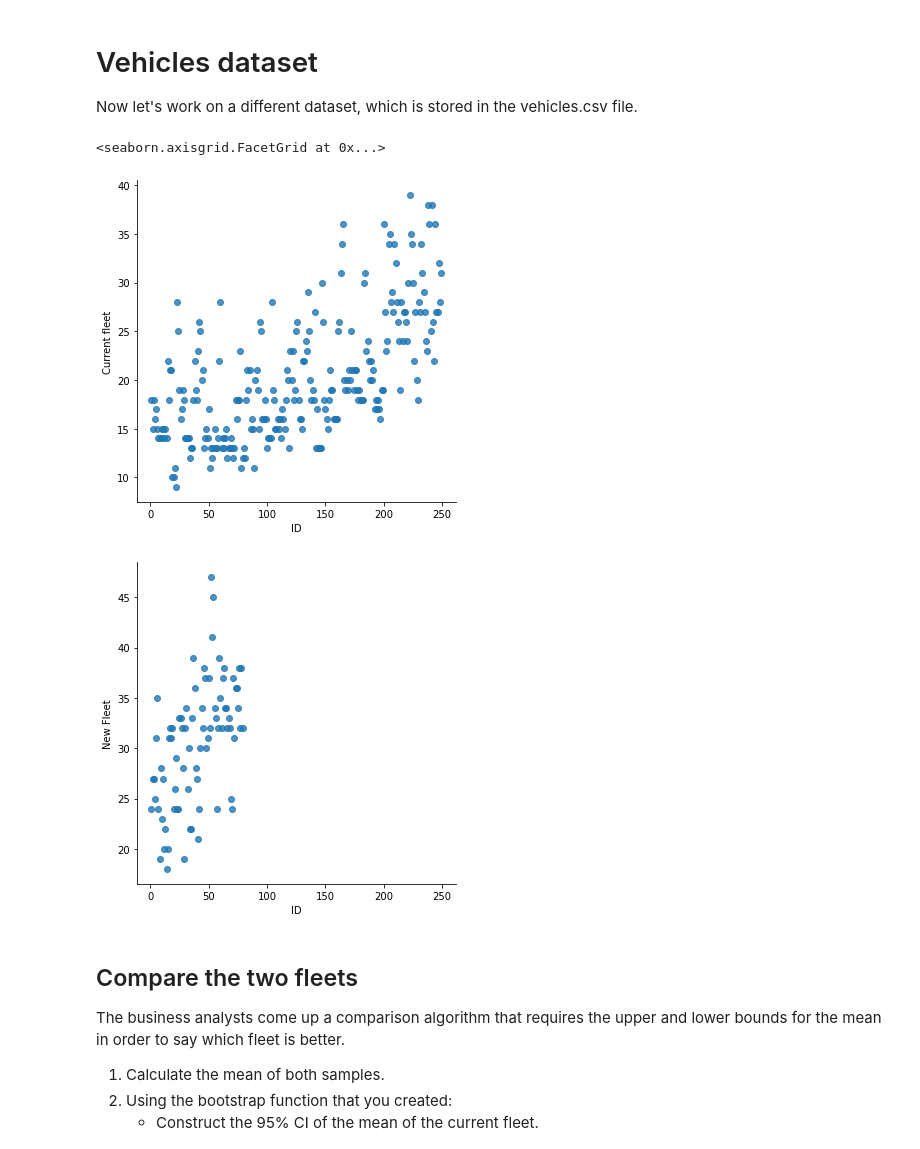
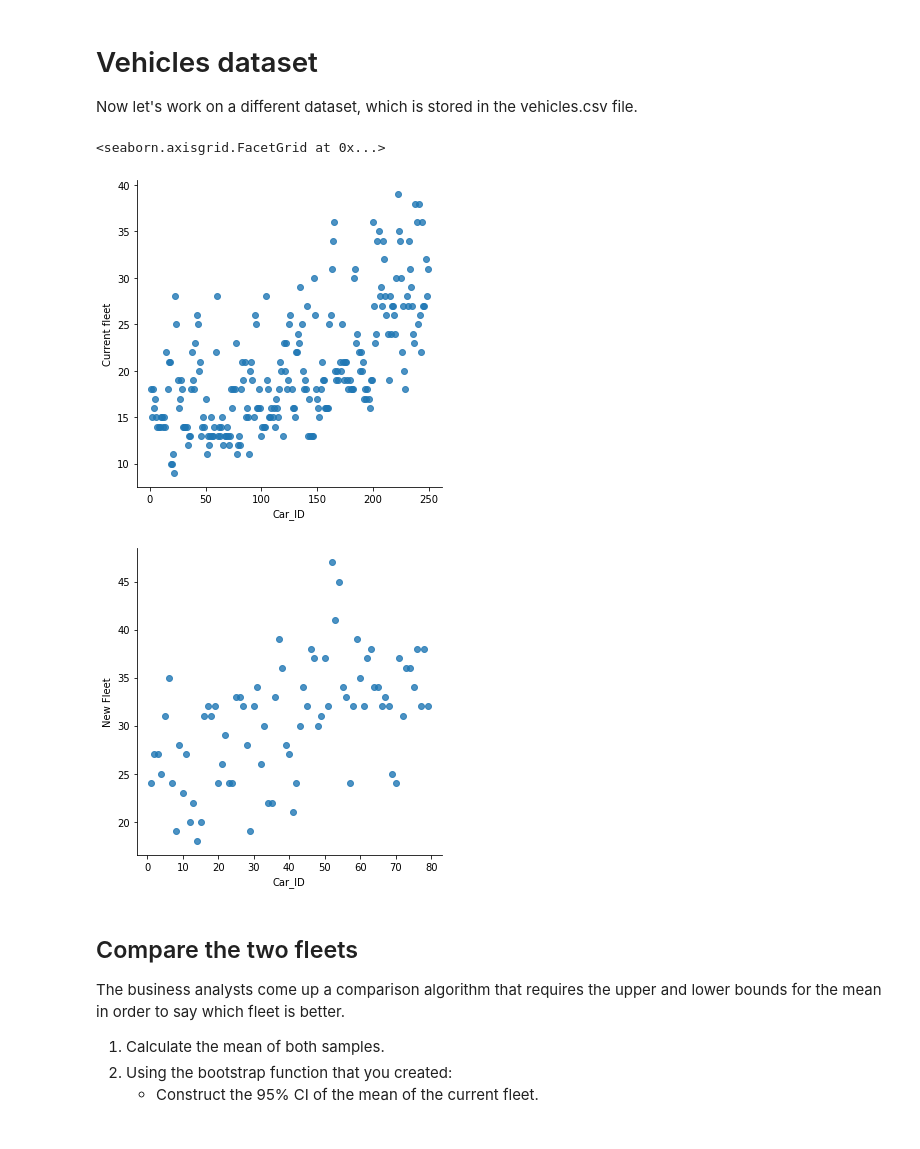
Before and after one commit to rishali/CE888, a Jupyter notebook: bootstrap (1) (1).ipynb, the cells around one changed output. Drawn from its saved outputs; the diff is of its cells as text; code cells hidden in the pictures.

```diff
--- a/bootstrap (1) (1).ipynb
+++ b/bootstrap (1) (1).ipynb
@@ -97,25 +149,25 @@ Now let's work on a different dataset, which is stored in the vehicles.csv file.
 # %%
 # Load and visualise the vehicles dataset
 # To load the dataset: https://neptune.ai/blog/google-colab-dealing-with-files (check section "Load individual files directly from GitHub")
 
-df_vehicles = pd.read_csv('https://raw.githubusercontent.com/albanda/CE888/master/lab2%20-%20bootstrap/vehicles.csv')
-df_vehicles.insert(0, 'ID', range(1, 1 + len(df_vehicles)))
+df_vehicles = pd.read_csv("https://raw.githubusercontent.com/albanda/CE888/master/lab2%20-%20bootstrap/vehicles.csv")
 
+df_vehicles.insert(0, 'Car_ID', range(1, 1 + len(df_vehicles)))
 
 
 # Note that the current and new fleets are in different columns and have different lengths, so bear this in mind when you're plotting.
 # You can create separate scatterplots for the two fleets, as you would with the histograms,
 # or plot them both in one plot (but not one against the other).
-# Load the data
+# <---INSERT YOUR CODE HERE--->
+
 sns.lmplot(df_vehicles.columns[0], df_vehicles.columns[1], data=df_vehicles, fit_reg=False)
 sns.lmplot(df_vehicles.columns[0], df_vehicles.columns[2], data=df_vehicles, fit_reg=False)
-# <---INSERT YOUR CODE HERE--->
 
 # Note: you can add more cells as needed to organise your code and your plots
 # %% [output]
 <seaborn.axisgrid.FacetGrid at 0x...>
-[figure, old version]
+[figure, new version]
-[figure, old version]
+[figure, new version]
 # %% [markdown]
 ## Compare the two fleets
 
```
Also changed, not shown: parts of 15 cells of this notebook.
